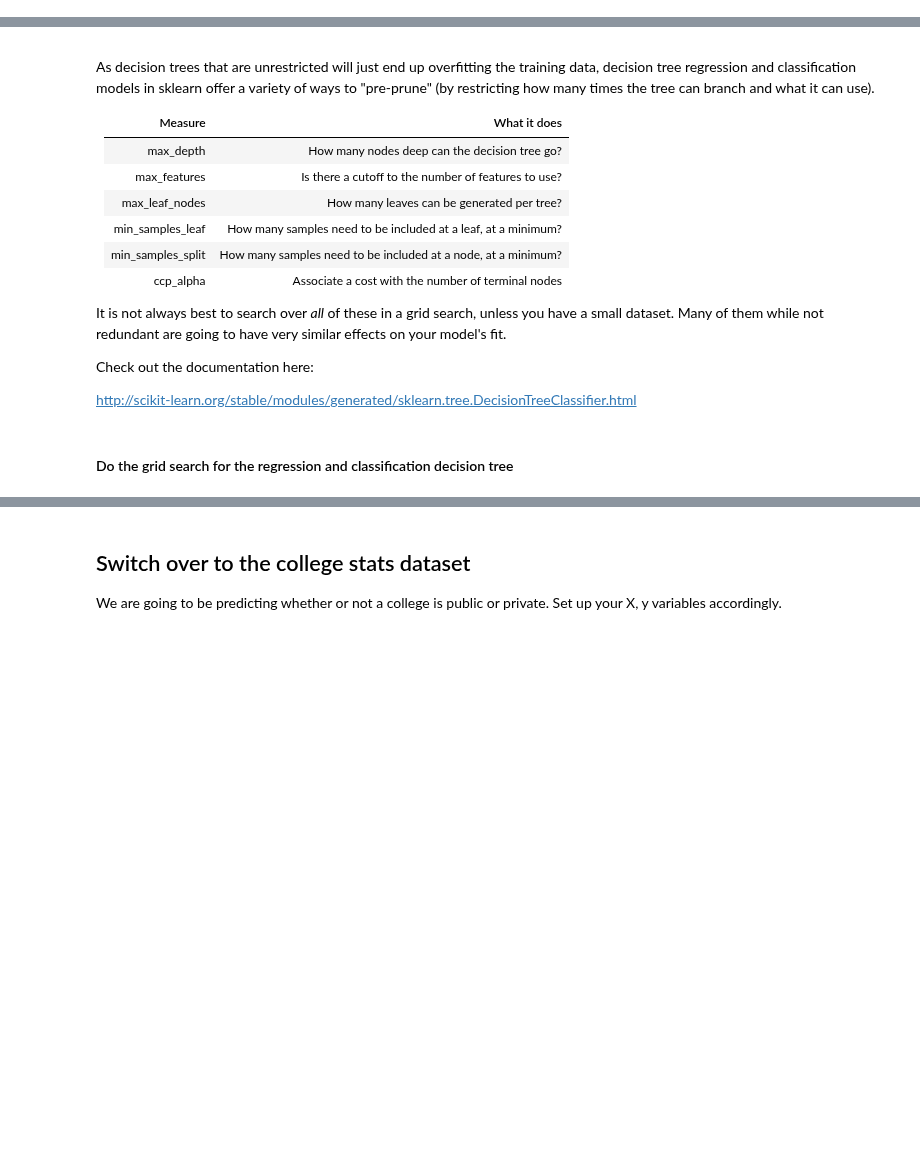
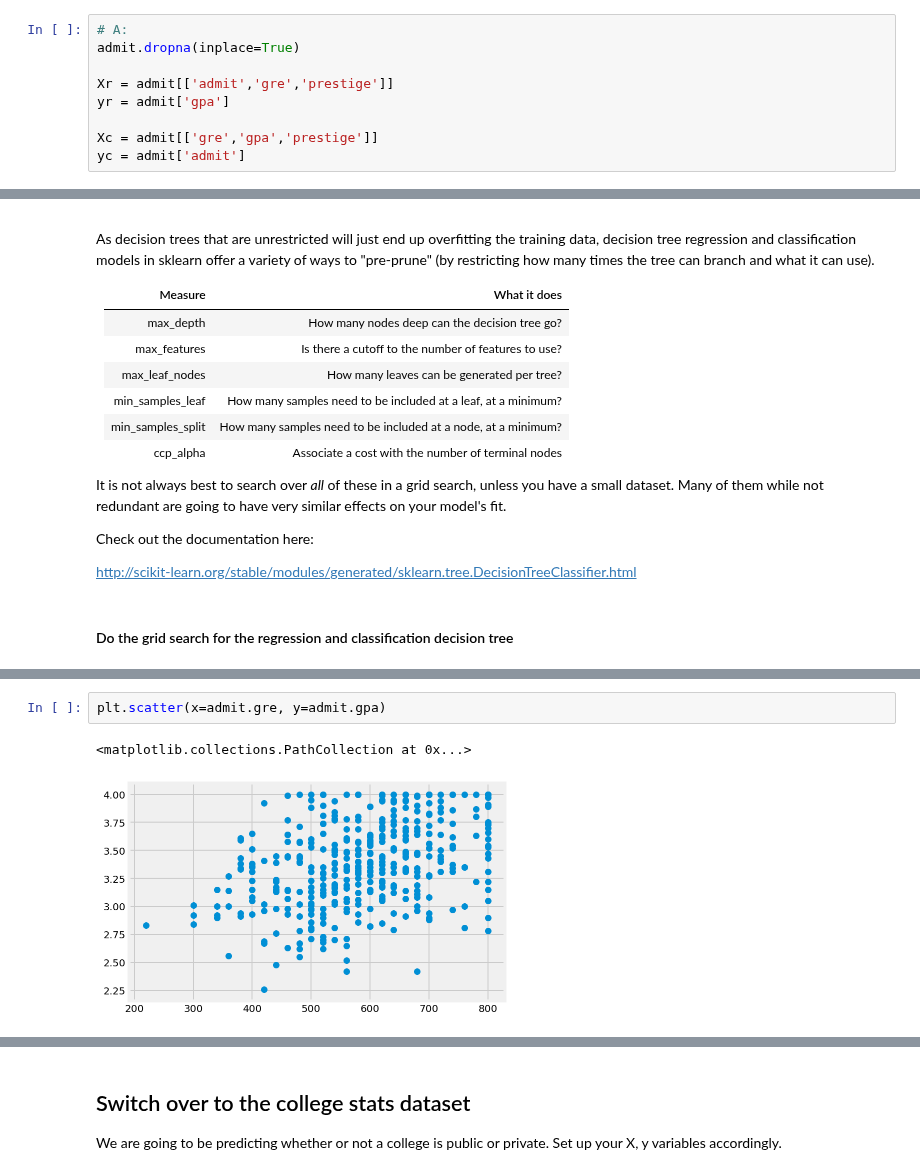
Before and after one commit to a3o1m2/DSI11-lessons, a Jupyter notebook: week06/day1_decision_trees/decision-trees-lab/CART-lab-starter-code.ipynb, the cells around one changed output, grey strips where cells are left out. Saved outputs shown, nothing was run; the diff lists cells and outputs as text; blank space fills up the shorter version.

```diff
--- a/week06/day1_decision_trees/decision-trees-lab/CART-lab-starter-code.ipynb
+++ b/week06/day1_decision_trees/decision-trees-lab/CART-lab-starter-code.ipynb
@@ -51,3 +58,12 @@ The classification data will be:
+# %%
+# A:
+admit.dropna(inplace=True)
+
+Xr = admit[['admit','gre','prestige']]
+yr = admit['gpa']
+
+Xc = admit[['gre','gpa','prestige']]
+yc = admit['admit']
 # %% [markdown]
 ### 4. Cross-validate linear regression and logistic regression on the data
 
@@ -139,0 +245,5 @@ from sklearn.model_selection import GridSearchCV
+# %%
+plt.scatter(x=admit.gre, y=admit.gpa)
+# %% [output]
+<matplotlib.collections.PathCollection at 0x...>
+[figure, added]
```
Also changed, not shown: parts of 25 cells of this notebook, 4 other files.
